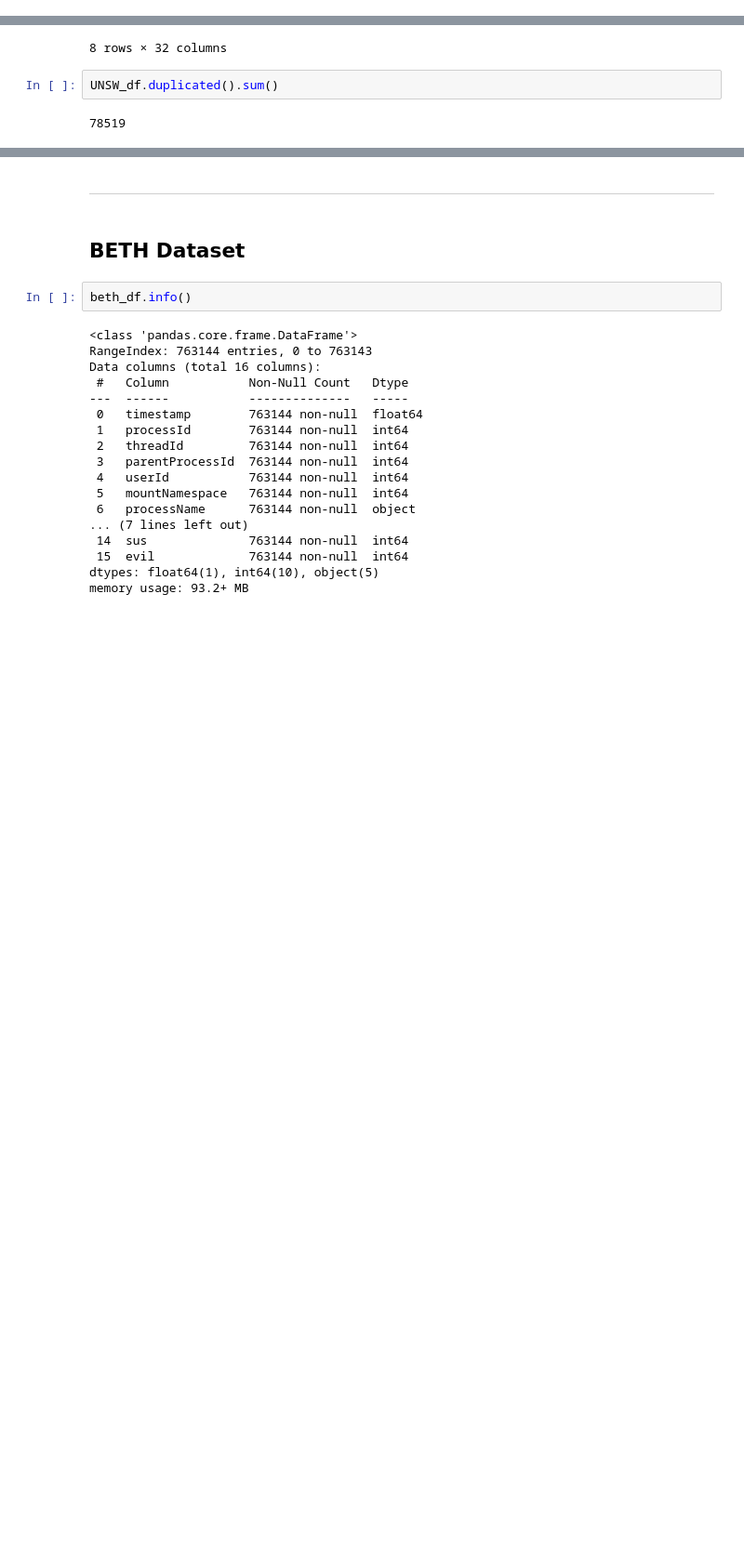
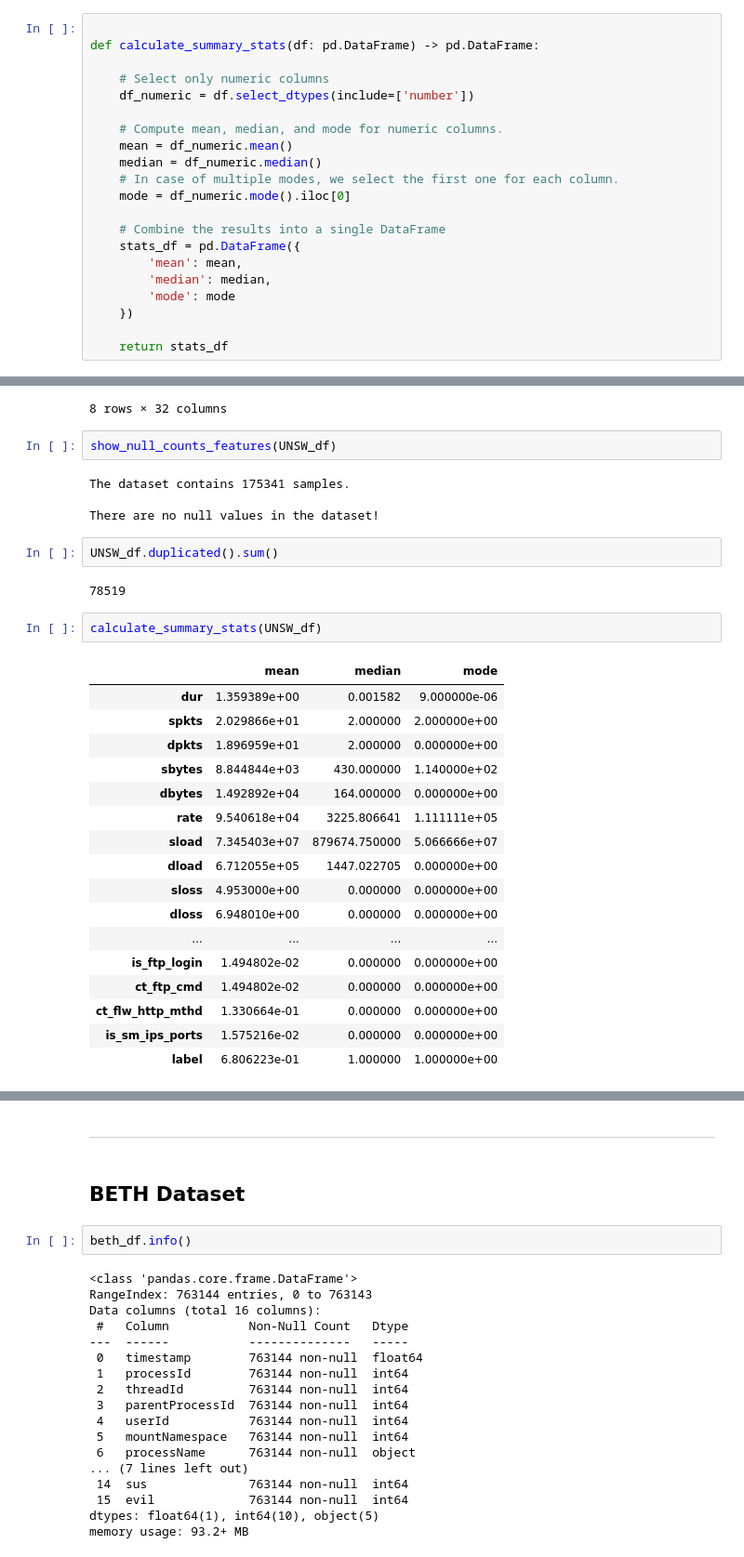
Before and after one commit to famorcam14/AI-for-leaders, a Jupyter notebook: OMDS-ModB2-Week2-Famorca-Mickal.ipynb, the cells around one changed output, grey strips where cells are left out. Shown: that part at 93% size. Cells and saved outputs as stored; diff of their text form; blank space fills up the shorter version.

```diff
--- a/OMDS-ModB2-Week2-Famorca-Mickal.ipynb
+++ b/OMDS-ModB2-Week2-Famorca-Mickal.ipynb
@@ -74,6 +83,27 @@ def show_null_counts_features(df):
         print('------------    -------      ------    ----')
         for index, row in missing_data.iterrows():
             print(f"{row['Feature']:<15} {row['# Null Values']:<12} {row['Null %']:.2f}%   {row['Type']}")
+# %%
+
+def calculate_summary_stats(df: pd.DataFrame) -> pd.DataFrame:
+
+    # Select only numeric columns
+    df_numeric = df.select_dtypes(include=['number'])
+
+    # Compute mean, median, and mode for numeric columns.
+    mean = df_numeric.mean()
+    median = df_numeric.median()
+    # In case of multiple modes, we select the first one for each column.
+    mode = df_numeric.mode().iloc[0]
+
+    # Combine the results into a single DataFrame
+    stats_df = pd.DataFrame({
+        'mean': mean,
+        'median': median,
+        'mode': mode
+    })
+
+    return stats_df
 # %% [markdown]
 ## Cybersecurity Attacks Dataset
 # %%
@@ -161,7 +221,33 @@ UNSW_df.describe()
 | 75% | 0.668069 | 12.000000 | 10.000000 | 1.418000e+03 | 1.102000e+03 | 125000.000000 | 8.888889e+07 | 2.784487e+04 | 3.000000 | 2.000000 | ... | ... |
 | max | 59.999989 | 9616.000000 | 10974.000000 | 1.296523e+07 | 1.465555e+07 | 1000000.000000 | 5.988000e+09 | 2.242273e+07 | 4803.000000 | 5484.000000 | ... | ... |
 8 rows × 32 columns
+# %%
+show_null_counts_features(UNSW_df)
+# %% [output]
+The dataset contains 175341 samples.
+
+There are no null values in the dataset!
 # %%
 UNSW_df.duplicated().sum()
 # %% [output]
 78519
+# %%
+calculate_summary_stats(UNSW_df)
+# %% [output]
+|  | mean | median | mode |
+| dur | 1.359389e+00 | 0.001582 | 9.000000e-06 |
+| spkts | 2.029866e+01 | 2.000000 | 2.000000e+00 |
+| dpkts | 1.896959e+01 | 2.000000 | 0.000000e+00 |
+| sbytes | 8.844844e+03 | 430.000000 | 1.140000e+02 |
+| dbytes | 1.492892e+04 | 164.000000 | 0.000000e+00 |
+| rate | 9.540618e+04 | 3225.806641 | 1.111111e+05 |
+| sload | 7.345403e+07 | 879674.750000 | 5.066666e+07 |
+| dload | 6.712055e+05 | 1447.022705 | 0.000000e+00 |
+| sloss | 4.953000e+00 | 0.000000 | 0.000000e+00 |
+| dloss | 6.948010e+00 | 0.000000 | 0.000000e+00 |
+| ... | ... | ... | ... |
+| is_ftp_login | 1.494802e-02 | 0.000000 | 0.000000e+00 |
+| ct_ftp_cmd | 1.494802e-02 | 0.000000 | 0.000000e+00 |
+| ct_flw_http_mthd | 1.330664e-01 | 0.000000 | 0.000000e+00 |
+| is_sm_ips_ports | 1.575216e-02 | 0.000000 | 0.000000e+00 |
+| label | 6.806223e-01 | 1.000000 | 1.000000e+00 |
```
Also changed, not shown: parts of 18 cells of this notebook, 2 other files.
